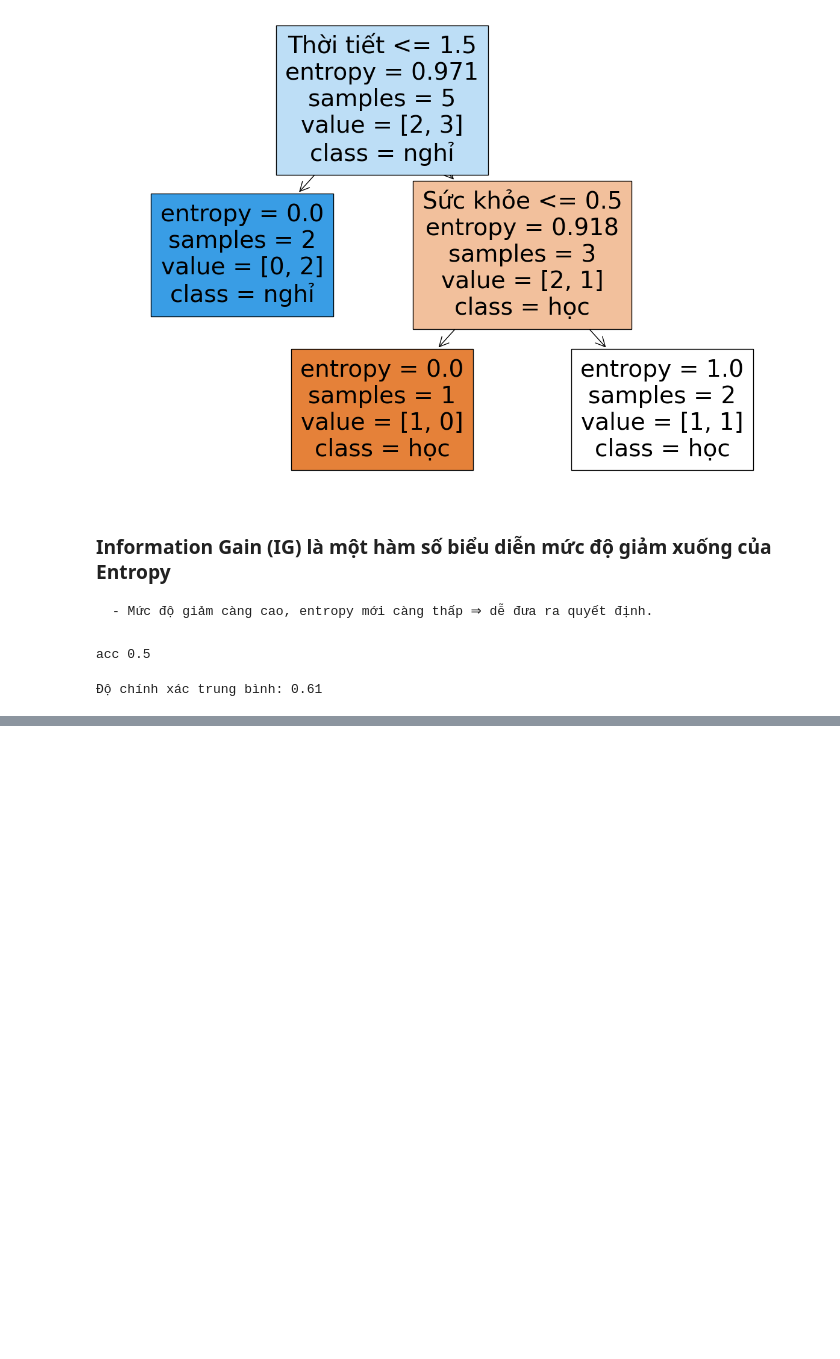
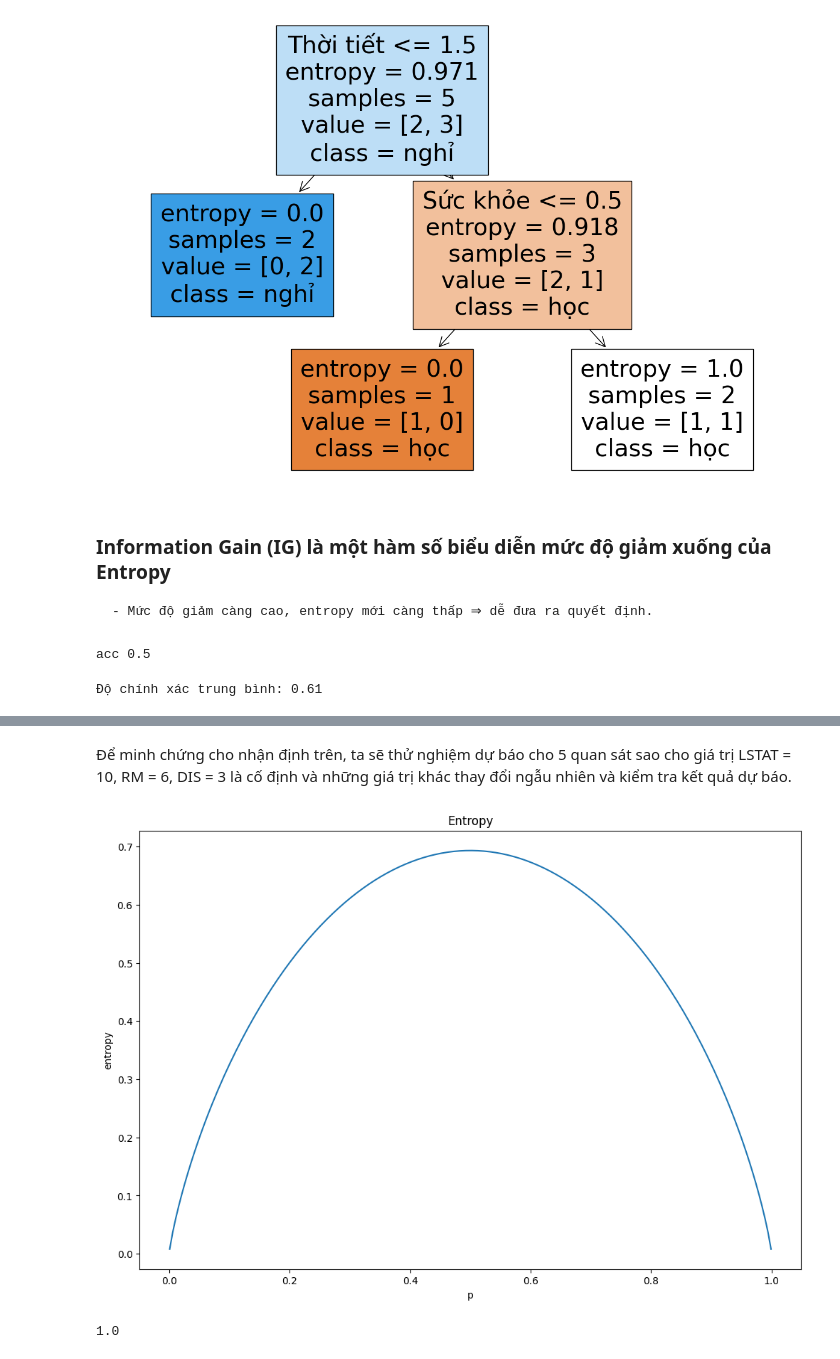
Before and after one commit to thanhthao2004/Introduction_AI_DataAnalytics, a Jupyter notebook: FinalTest/DecisionTree_FinalTest.ipynb, the cells around one changed output, grey strips where cells are left out. Drawn from its saved outputs; the diff is of its cells as text; code cells hidden in the pictures; blank space fills up the shorter version.

```diff
--- a/FinalTest/DecisionTree_FinalTest.ipynb
+++ b/FinalTest/DecisionTree_FinalTest.ipynb
@@ -104,0 +166,27 @@ print(f"Độ chính xác trung bình: {scores.mean():.2f}")
+# %% [markdown]
+Để minh chứng cho nhận định trên, ta sẽ thử nghiệm dự báo cho 5 quan sát sao cho
+giá trị LSTAT = 10, RM = 6, DIS = 3 là cố định và những giá trị khác thay đổi ngẫu nhiên và kiểm tra kết quả dự báo.
+# %%
+import numpy as np
+import matplotlib.pyplot as plt
+
+# Tính entropy theo p
+def _entropy(p):
+  return -(p*np.log(p)+(1-p)*np.log((1-p)))
+
+# Khởi tạo gía trị yhat từ 0 đến 1
+p = np.linspace(0.001, 0.999, 200)
+
+# Hàm visualize cross entropy
+def _plot_crs(p):
+  entropy = _entropy(p)
+  plt.figure(figsize = (12, 8))
+  plt.plot(p, entropy)
+  plt.xlabel('p')
+  plt.ylabel('entropy')
+  plt.title('Entropy')
+  plt.show()
+
+_plot_crs(p)
+# %% [output]
+[figure, added]
@@ -104,0 +219,27 @@ print(f"Độ chính xác trung bình: {scores.mean():.2f}")
+# %%
+import numpy as np
+
+def calculate_entropy(y):
+    """Tính entropy của một tập hợp nhãn"""
+    _, counts = np.unique(y, return_counts=True)
+    probs = counts / len(y)
+    return -np.sum(probs * np.log2(probs))
+
+def calculate_information_gain(X, y, feature_index):
+    """Tính Information Gain khi chia dữ liệu theo một thuộc tính"""
+    unique_values = np.unique(X[:, feature_index])
+    parent_entropy = calculate_entropy(y)
+    weighted_entropy = 0
+    for value in unique_values:
+        subset = y[X[:, feature_index] == value]
+        subset_entropy = calculate_entropy(subset)
+        weighted_entropy += len(subset) / len(y) * subset_entropy
+    return parent_entropy - weighted_entropy
+
+# Ví dụ sử dụng
+X = np.array([[1, 2], [1, 3], [2, 1], [2, 2]])  # Dữ liệu đầu vào
+y = np.array([0, 0, 1, 1])  # Nhãn
+information_gain = calculate_information_gain(X, y, 0)  # Tính Information Gain cho thuộc tính đầu tiên
+print(information_gain)
+# %% [output]
+1.0
```
Also changed, not shown: parts of 8 cells of this notebook, 2 other files.
